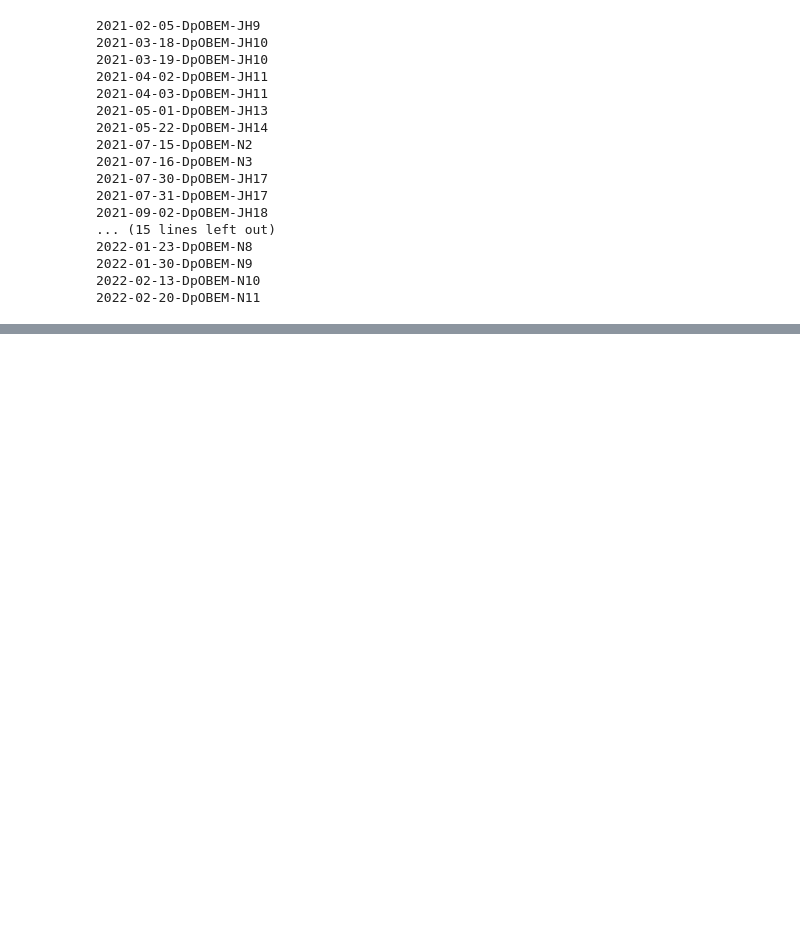
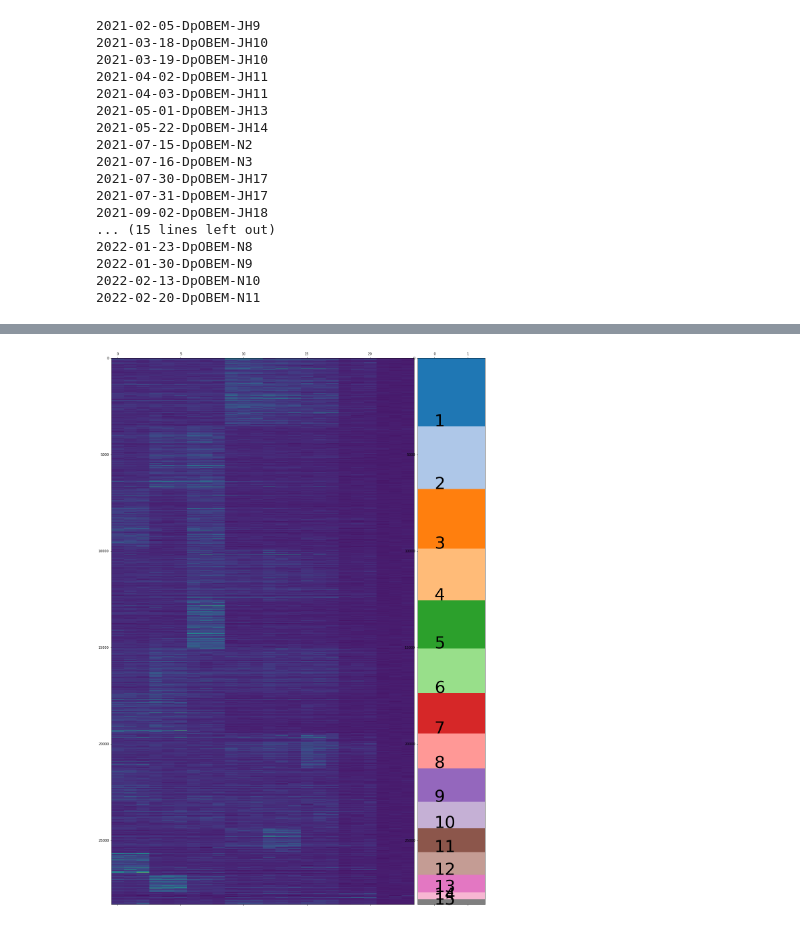
Before and after one commit to aloejhb/catrace, a Jupyter notebook: notebooks/tuning_curve_OB.ipynb, the cells around one changed output, grey strips where cells are left out. Drawn from its saved outputs; the diff is of its cells as text; code cells hidden in the pictures; blank space fills up the shorter version.

```diff
--- a/notebooks/tuning_curve_OB.ipynb
+++ b/notebooks/tuning_curve_OB.ipynb
@@ -271,0 +217,5 @@ fig = caroi.plot_meta_stack(mstack, cluster_cmap, title=stack_name)
+# %%
+importlib.reload(caclust)
+caclust.plot_clustered_heatmap(all_response, n_clusters, labels)
+# %% [output]
+[figure, added]
```
Also changed, not shown: parts of 17 cells of this notebook, 4 other files.
